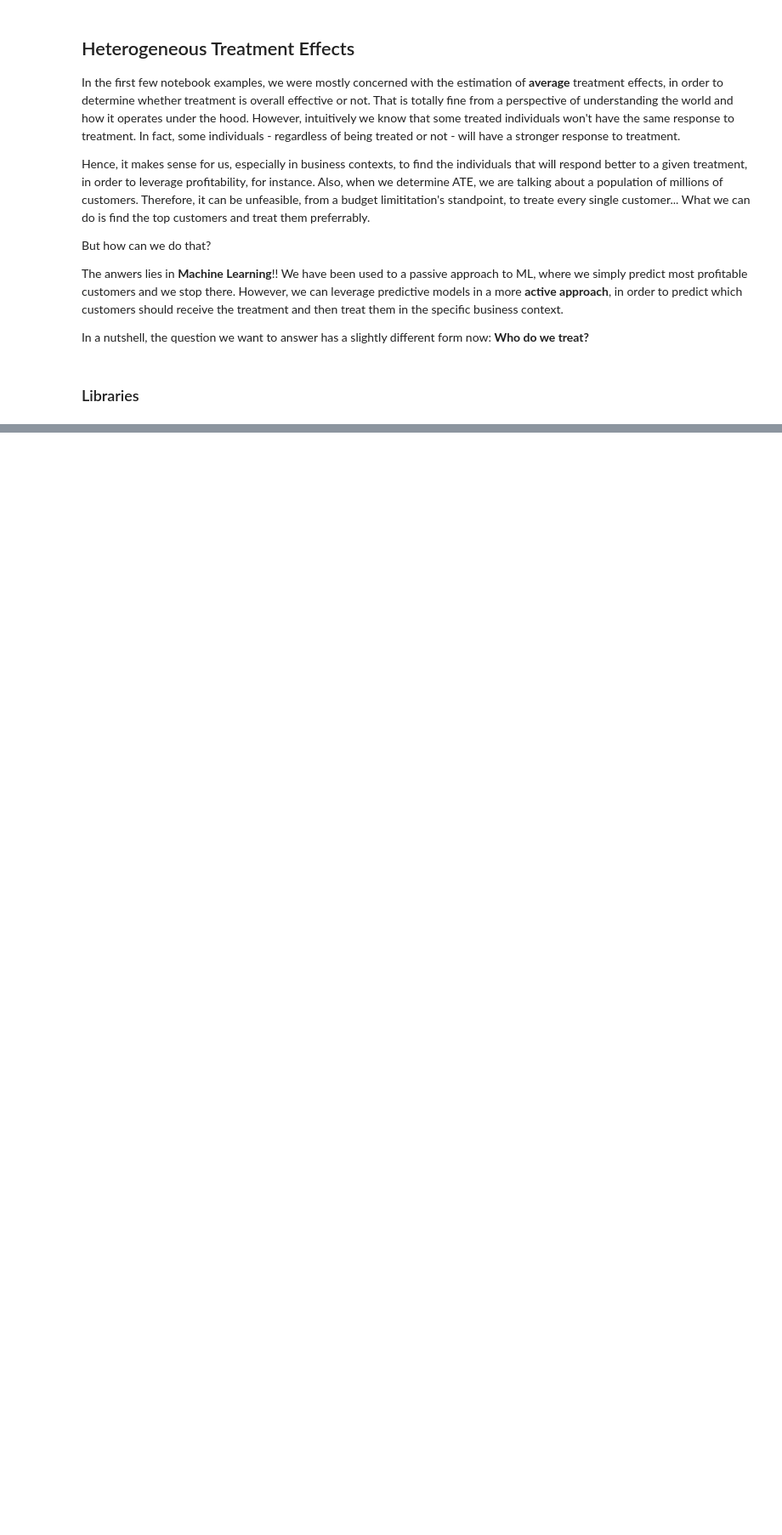
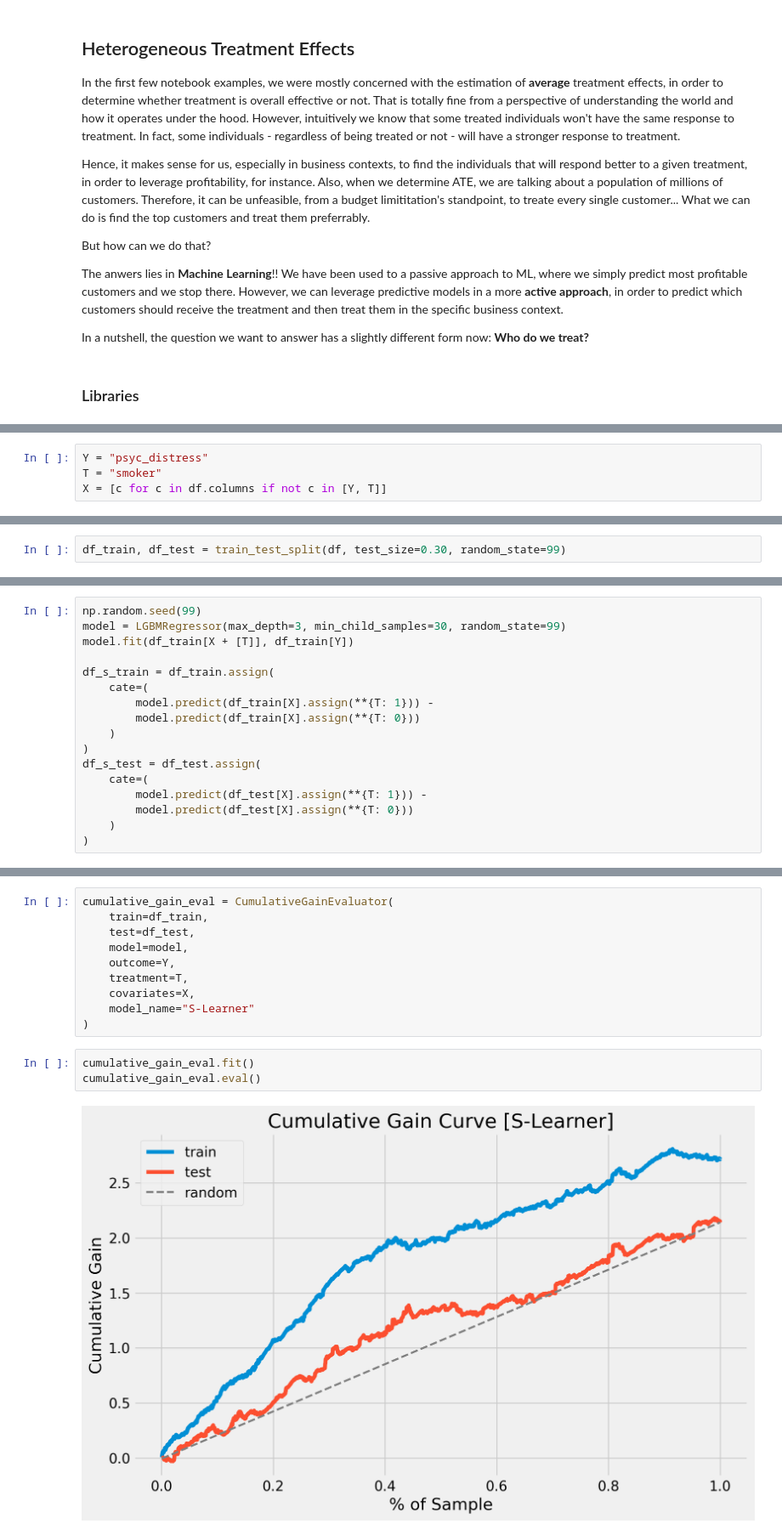
Before and after one commit to gfluz94/causal-inference, a Jupyter notebook: examples/06. Heterogeneous Effects and ML.ipynb, the cells around one changed output, grey strips where cells are left out. Shown: that part at 85% size. Drawn from its saved outputs; the diff is of its cells as text; blank space fills up the shorter version.

Commit message:
add S-Learner theory and development

```diff
--- a/examples/06. Heterogeneous Effects and ML.ipynb
+++ b/examples/06. Heterogeneous Effects and ML.ipynb
@@ -23,0 +54,4 @@ from lightgbm import LGBMRegressor
+# %%
+Y = "psyc_distress"
+T = "smoker"
+X = [c for c in df.columns if not c in [Y, T]]
@@ -23,0 +62,2 @@ from lightgbm import LGBMRegressor
+# %%
+df_train, df_test = train_test_split(df, test_size=0.30, random_state=99)
@@ -23,0 +72,17 @@ from lightgbm import LGBMRegressor
+# %%
+np.random.seed(99)
+model = LGBMRegressor(max_depth=3, min_child_samples=30, random_state=99)
+model.fit(df_train[X + [T]], df_train[Y])
+
+df_s_train = df_train.assign(
+    cate=(
+        model.predict(df_train[X].assign(**{T: 1})) -
+        model.predict(df_train[X].assign(**{T: 0}))
+    )
+)
+df_s_test = df_test.assign(
+    cate=(
+        model.predict(df_test[X].assign(**{T: 1})) -
+        model.predict(df_test[X].assign(**{T: 0}))
+    )
+)
@@ -23,0 +204,15 @@ from lightgbm import LGBMRegressor
+# %%
+cumulative_gain_eval = CumulativeGainEvaluator(
+    train=df_train,
+    test=df_test,
+    model=model,
+    outcome=Y,
+    treatment=T,
+    covariates=X,
+    model_name="S-Learner"
+)
+# %%
+cumulative_gain_eval.fit()
+cumulative_gain_eval.eval()
+# %% [output]
+[figure, added]
```
Also changed, not shown: parts of 10 cells of this notebook.
